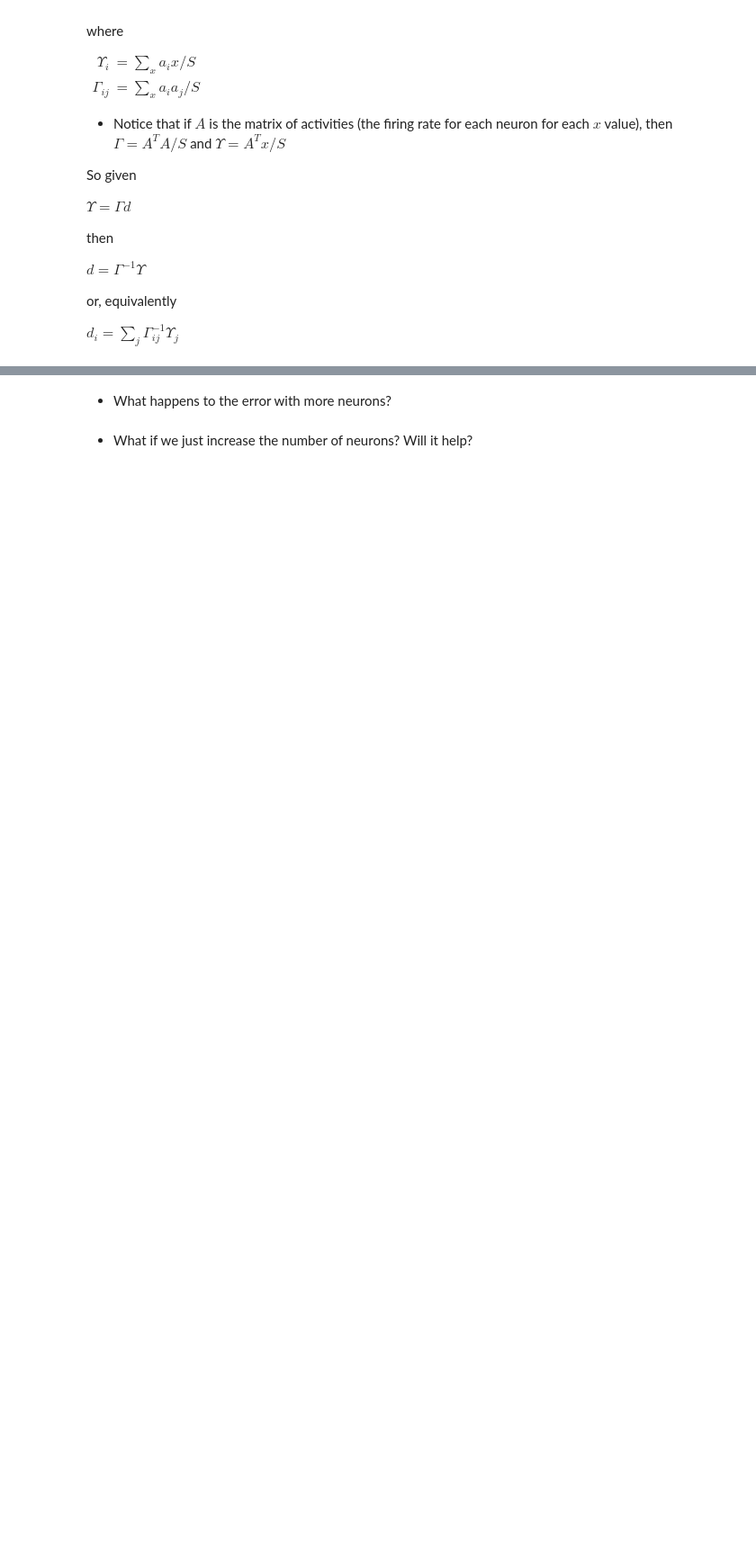
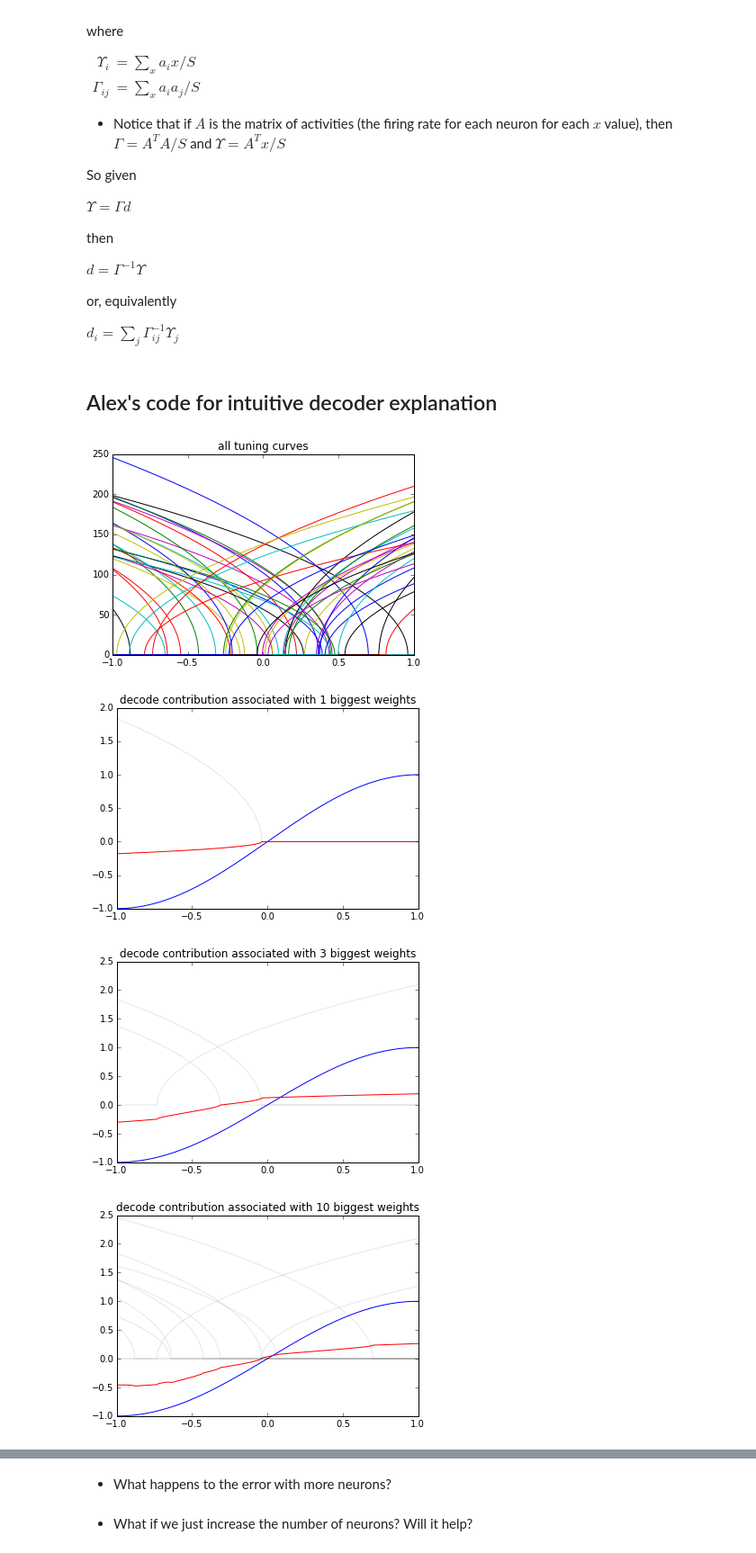
Before and after one commit to Stanford-BIS/syde556, a Jupyter notebook: EE 304 Lecture 2 Representation.ipynb, the cells around one changed output, grey strips where cells are left out. Shown at 90% size. Saved outputs shown, nothing was run; the diff lists cells and outputs as text; code cells hidden in the pictures; blank space fills up the shorter version.

```diff
--- a/EE 304 Lecture 2 Representation.ipynb
+++ b/EE 304 Lecture 2 Representation.ipynb
@@ -438,3 +443,69 @@ $ d = \Gamma^{-1} \Upsilon $
 or, equivalently
 
 $ d_i = \sum_j \Gamma^{-1}_{ij} \Upsilon_j $
+# %% [markdown]
+## Alex's code for intuitive decoder explanation
+# %%
+import numpy as np
+import matplotlib.pyplot as plt
+%matplotlib inline
+
+np.random.seed(123)
+
+bins = 1000
+N = 50
+
+# create tuning curves
+I = np.zeros((bins, N))
+for n in xrange(N):
+    I[:, n] = np.linspace(-1, 1, bins)
+biases = np.random.rand(N) * 2 - 1
+gains = np.random.rand(N) + 1
+enc = np.ones((N,))
+enc[:N/2] *= -1
+I = enc * I + biases
+I[I < 0] = 0
+# this actually isn't where gain is usually applied
+# but we wanted to keep the uniform threshold distribution
+# and still have some tuning curve slope variation without
+# doing any tricky math
+fscale = 100.
+A = fscale * gains * np.sqrt(I)
+
+# add WGN, doesn't really make things more interesting
+#A += fscale * .1 * np.random.normal(size=A.shape)
+
+# plot tuning curves
+plt.figure()
+x = np.linspace(-1, 1, 1000)
+plt.plot(x, A)
+plt.title('all tuning curves')
+
+# solve decoders
+y = np.sin(np.pi/2. * np.linspace(-1, 1, bins))
+y = y.reshape((bins, 1))
+Ainv = np.linalg.pinv(A, rcond=.01)
+d = Ainv.dot(y)
+
+#yhat = A.dot(d)
+#plt.figure()
+#plt.plot(yhat)
+
+# separate out subsets of n_d decoders and plot result
+n_ds = [1, 3, 10, 20, 30, 40, N]
+dargs = np.argsort(np.abs(d.flatten()))
+for n_d in n_ds:
+    dmod = d.copy()
+    small_dargs = dargs[:-n_d]
+    dmod[small_dargs] = 0
+    yhat = A.dot(dmod)
+    plt.figure()
+    plt.plot(x, y, 'b')
+    plt.plot(x, yhat, 'r')
+    plt.plot(x, 1/fscale * A[:, dargs[-n_d:]], 'k', alpha=.1)
+    plt.title('decode contribution associated with ' + str(n_d) + ' biggest weights')
+# %% [output]
+[figure, added]
+[figure, added]
+[figure, added]
+[figure, added]
```
Also changed, not shown: parts of 3 cells of this notebook, 5 other files.
